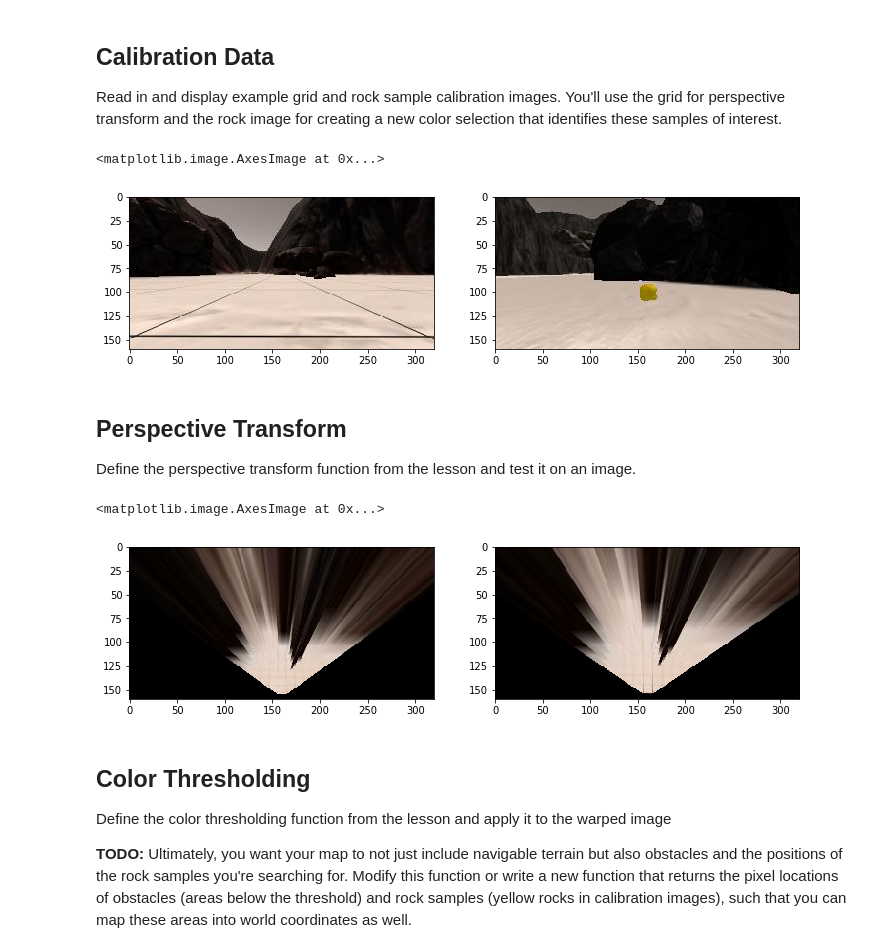
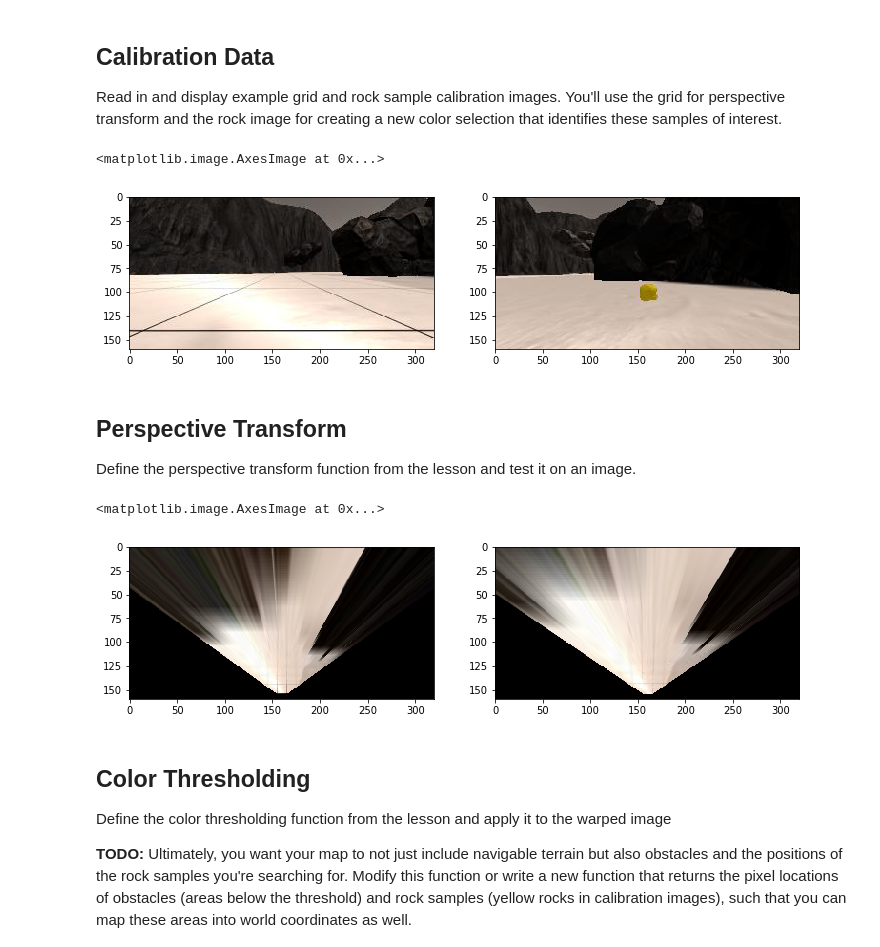
Before and after one commit to TheoKanning/RoboND-Rover-Project, a Jupyter notebook: code/Rover_Project_Test_Notebook.ipynb, the cells around one changed output. Cells and saved outputs as stored; diff of their text form; code cells hidden in the pictures.

```diff
--- a/code/Rover_Project_Test_Notebook.ipynb
+++ b/code/Rover_Project_Test_Notebook.ipynb
@@ -51,7 +51,7 @@ Read in and display example grid and rock sample calibration images.  You'll use
 # In the simulator you can toggle on a grid on the ground for calibration
 # You can also toggle on the rock samples with the 0 (zero) key.
 # Here's an example of the grid and one of the rocks
-example_grid = '../calibration_images/test_grid.jpg'
+example_grid = '../calibration_images/example_grid1.jpg'
 example_rock = '../calibration_images/example_rock1.jpg'
 grid_img = mpimg.imread(example_grid)
 rock_img = mpimg.imread(example_rock)
@@ -63,7 +63,7 @@ plt.subplot(122)
 plt.imshow(rock_img)
 # %% [output]
 <matplotlib.image.AxesImage at 0x...>
-[figure, old version]
+[figure, new version]
 # %% [markdown]
 ## Perspective Transform
 
@@ -96,18 +96,18 @@
                   [image.shape[1]/2 + dst_size, image.shape[0] - bottom_offset],
                   [image.shape[1]/2 + dst_size, image.shape[0] - 2*dst_size - bottom_offset],
                   [image.shape[1]/2 - dst_size, image.shape[0] - 2*dst_size - bottom_offset],
                   ])
 warped = perspect_transform(grid_img, source, destination)
-warped_new = perspect_transform(grid_img, source_two, destination)
+warped_two = perspect_transform(grid_img, source_two, destination)
 fig = plt.figure(figsize=(12,3))
 plt.subplot(121)
 plt.imshow(warped)
 plt.subplot(122)
-plt.imshow(warped_tw)
+plt.imshow(warped_two)
 #scipy.misc.imsave('../output/warped_example.jpg', warped)
 # %% [output]
 <matplotlib.image.AxesImage at 0x...>
-[figure, old version]
+[figure, new version]
 # %% [markdown]
 ## Color Thresholding
 Define the color thresholding function from the lesson and apply it to the warped image
```
Also changed, not shown: 3 other files.
